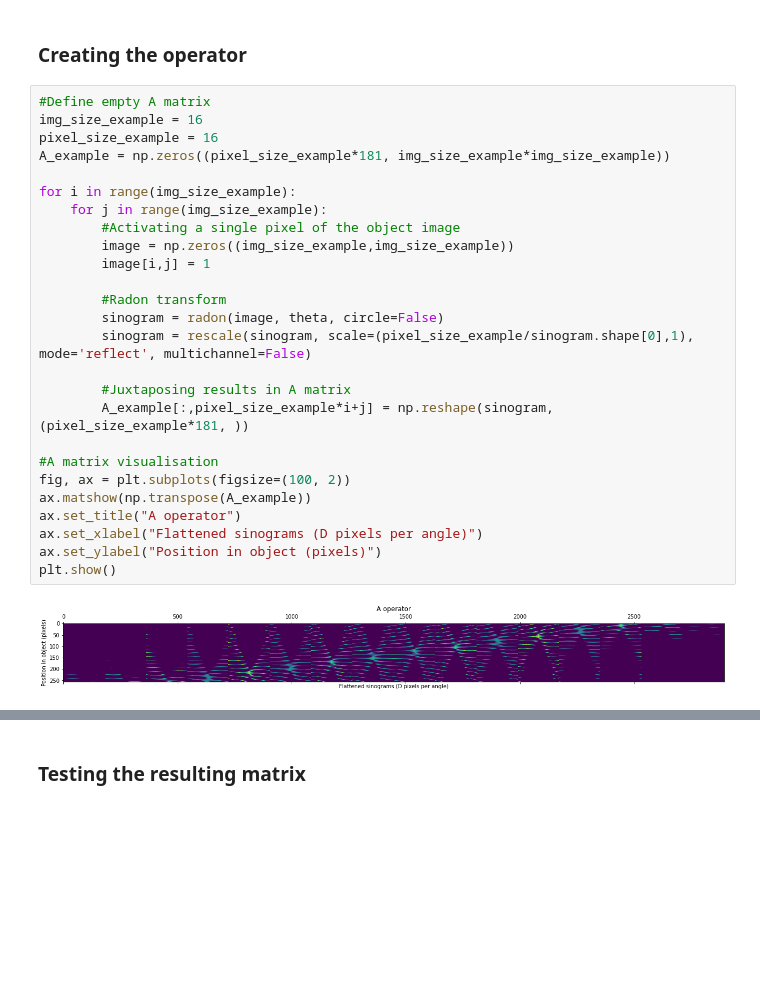
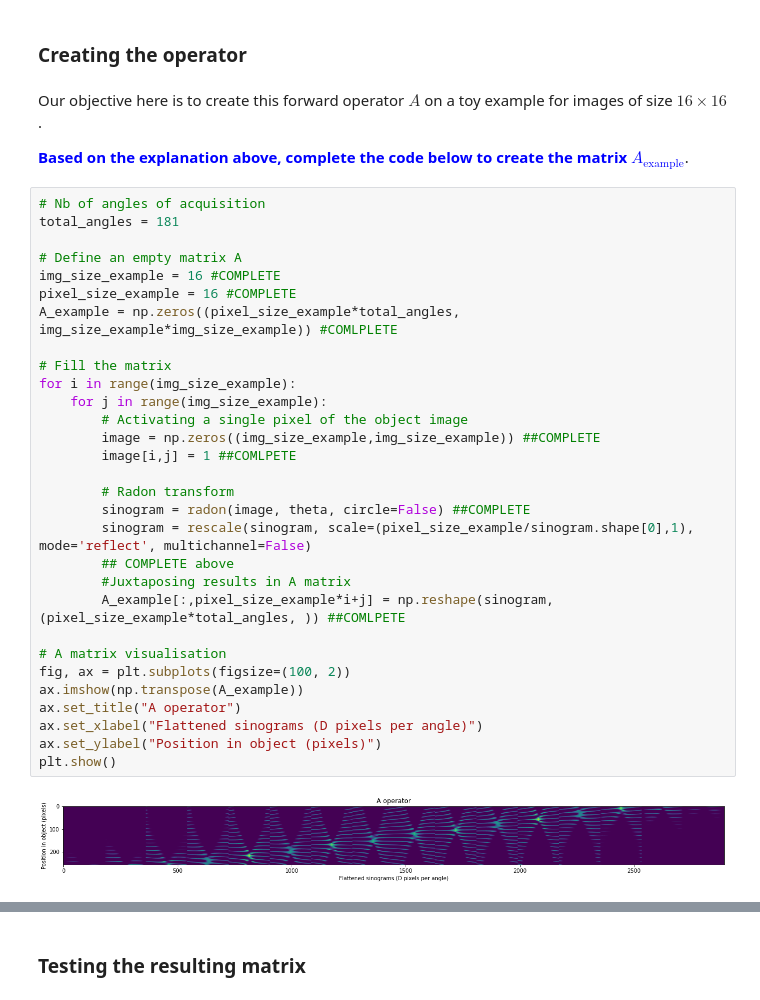
Before and after one commit to openspyrit/spyrit-examples, a Jupyter notebook: 2021_DLMIS_Hands-on/main.ipynb, the cells around one changed output, grey strips where cells are left out. Saved outputs shown, nothing was run; the diff lists cells and outputs as text; blank space fills up the shorter version.

```diff
--- a/2021_DLMIS_Hands-on/main.ipynb
+++ b/2021_DLMIS_Hands-on/main.ipynb
@@ -108,31 +110,39 @@ plt.show()
 [figure]
 # %% [markdown]
 ### Creating the operator
+# %% [markdown]
+Our objective here is to create this forward operator $A$ on a toy example for images of size $16\times 16$.
+
+<font color='blue'>**Based on the explanation above, complete the code below to create the matrix $A_{\text{example}}$**</font>.
 # %%
-#Define empty A matrix
-img_size_example = 16
-pixel_size_example = 16
-A_example = np.zeros((pixel_size_example*181, img_size_example*img_size_example))
+# Nb of angles of acquisition
+total_angles = 181
 
+# Define an empty matrix A
+img_size_example = 16 #COMPLETE
+pixel_size_example = 16 #COMPLETE
+A_example = np.zeros((pixel_size_example*total_angles, img_size_example*img_size_example)) #COMLPLETE
+
+# Fill the matrix
 for i in range(img_size_example):
     for j in range(img_size_example):
-        #Activating a single pixel of the object image
-        image = np.zeros((img_size_example,img_size_example))
-        image[i,j] = 1
+        # Activating a single pixel of the object image
+        image = np.zeros((img_size_example,img_size_example)) ##COMPLETE
+        image[i,j] = 1 ##COMLPETE
 
-        #Radon transform
-        sinogram = radon(image, theta, circle=False)
+        # Radon transform
+        sinogram = radon(image, theta, circle=False) ##COMPLETE
         sinogram = rescale(sinogram, scale=(pixel_size_example/sinogram.shape[0],1), mode='reflect', multichannel=False)
+        ## COMPLETE above
+        #Juxtaposing results in A matrix
+        A_example[:,pixel_size_example*i+j] = np.reshape(sinogram, (pixel_size_example*total_angles, )) ##COMLPETE
 
-        #Juxtaposing results in A matrix
-        A_example[:,pixel_size_example*i+j] = np.reshape(sinogram, (pixel_size_example*181, ))
-
-#A matrix visualisation
+# A matrix visualisation
 fig, ax = plt.subplots(figsize=(100, 2))
-ax.matshow(np.transpose(A_example))
+ax.imshow(np.transpose(A_example))
 ax.set_title("A operator")
 ax.set_xlabel("Flattened sinograms (D pixels per angle)")
 ax.set_ylabel("Position in object (pixels)")
 plt.show()
 # %% [output]
-[figure, old version]
+[figure, new version]
```
Also changed, not shown: parts of 63 cells of this notebook.
